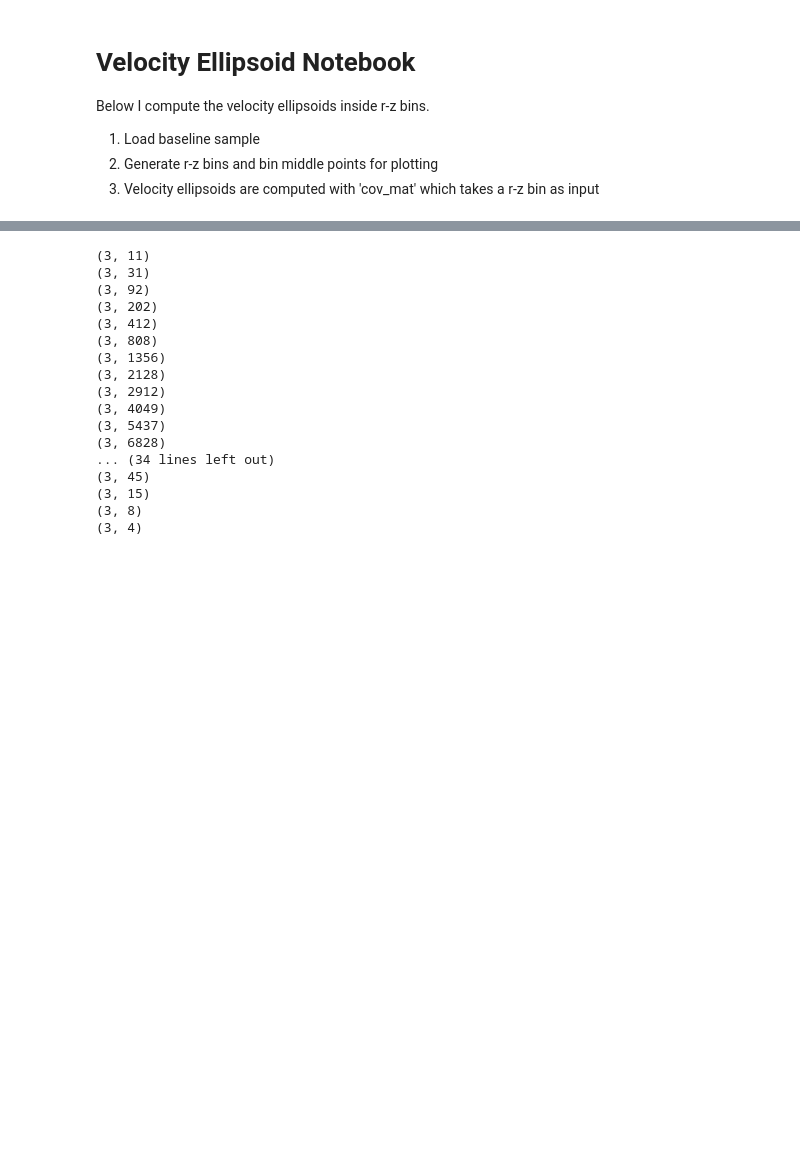
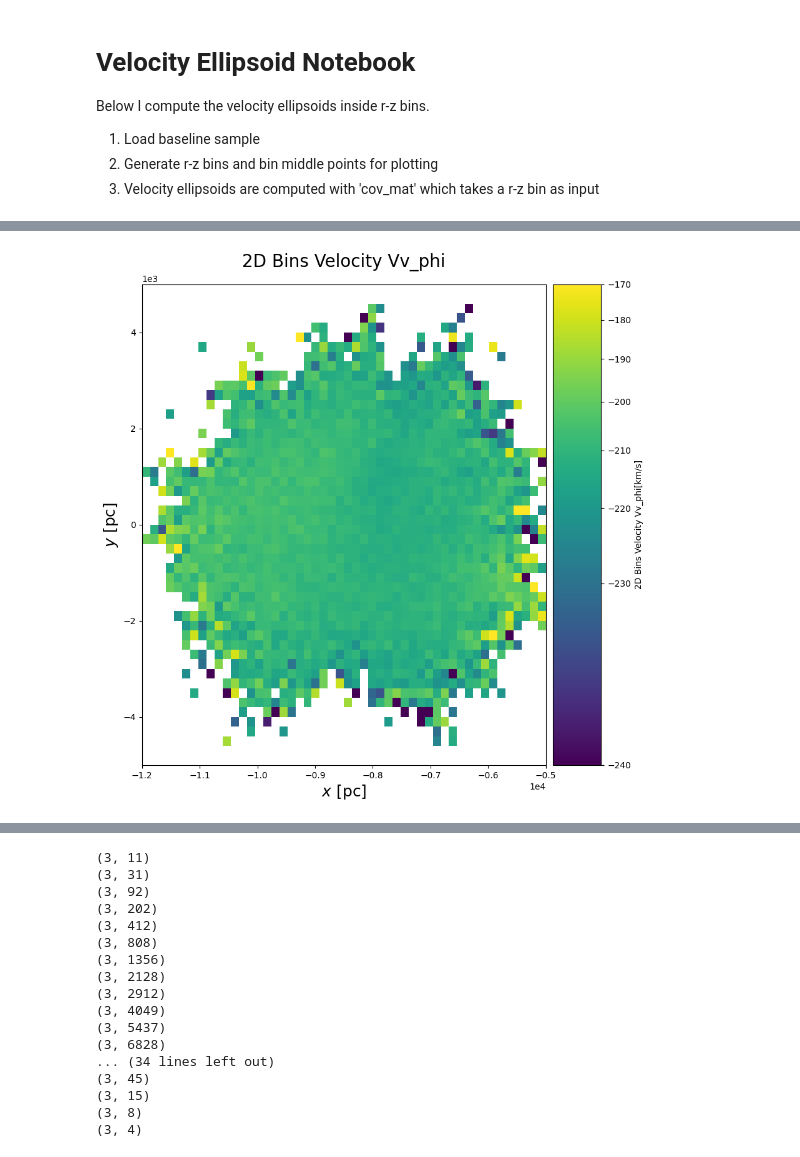
Before and after one commit to HEP-KBFI/gaia-tools, a Jupyter notebook: jupyter-notebook/Velocity_Ellipsoids.ipynb, the cells around one changed output, grey strips where cells are left out. Drawn from its saved outputs; the diff is of its cells as text; code cells hidden in the pictures; blank space fills up the shorter version.

```diff
--- a/jupyter-notebook/Velocity_Ellipsoids.ipynb
+++ b/jupyter-notebook/Velocity_Ellipsoids.ipynb
@@ -49,0 +91,9 @@ Final size of sample (270162, 13)
+# %%
+bin_collection = data_analysis.bin_data(galcen_data, BL_x = (-12000, -5000),
+            BL_y = (-5000, 5000),
+            BL_z = (-200, 200),
+            N_bins = (50, 50))
+
+display_bins(bin_collection, 'v_phi', vmin=-240, vmax=-170, showBinValues=False)
+# %% [output]
+[figure, added]
```
Also changed, not shown: parts of 5 cells of this notebook, 1 other file.
